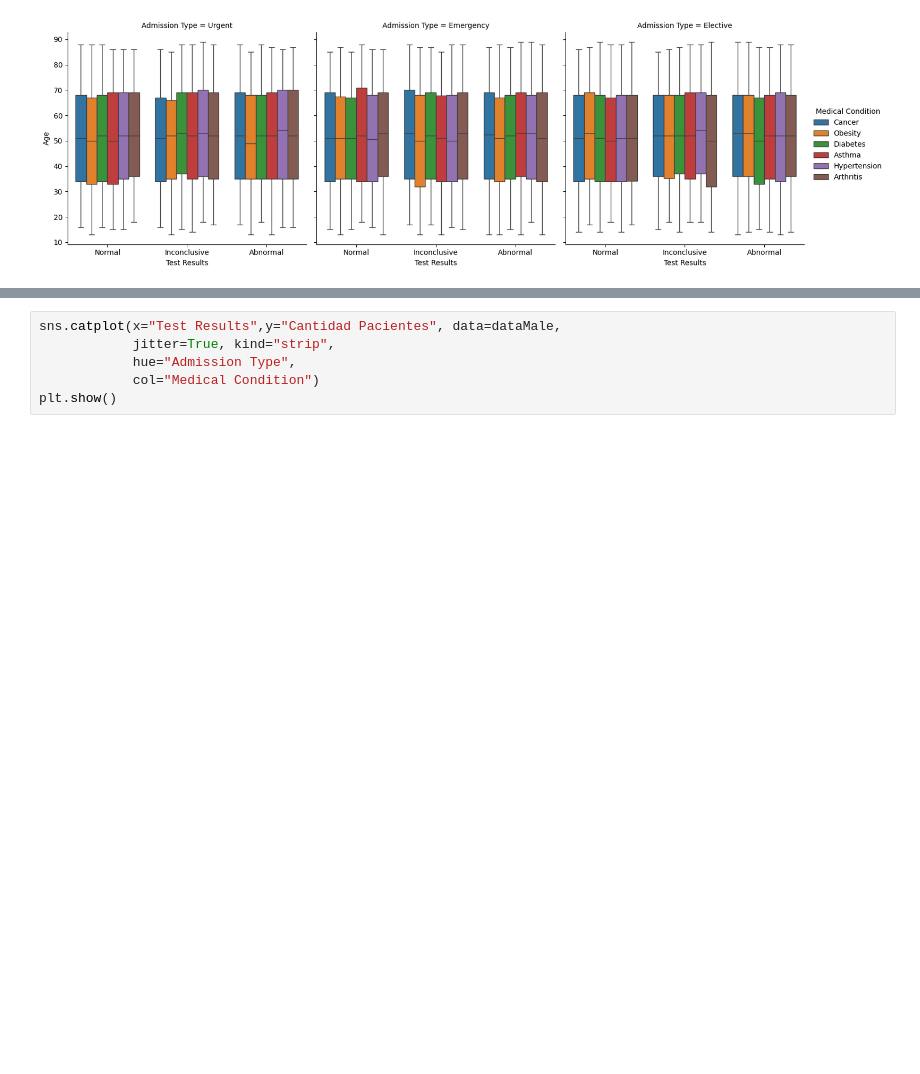
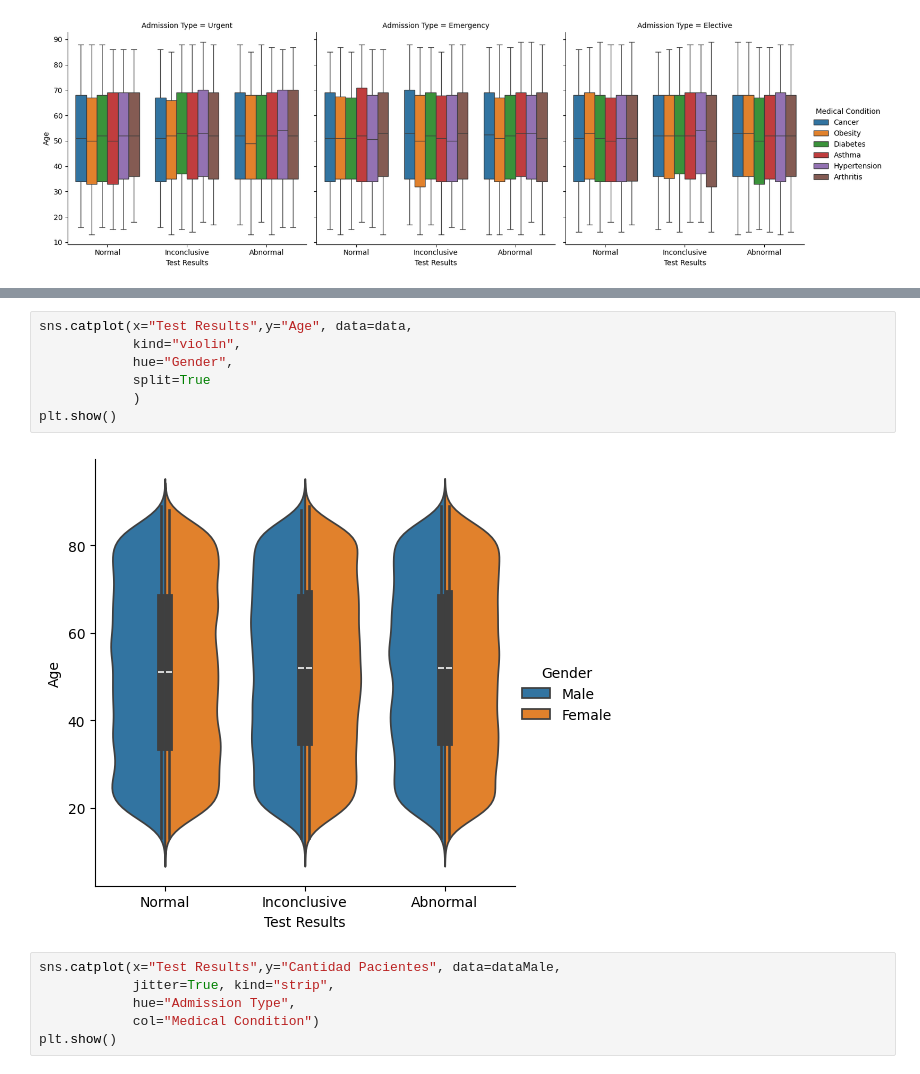
Before and after one commit to dr-Maker/UNAB-HerramientasCienciaDatos, a Jupyter notebook: Actividad 1/actividad1.ipynb, the cells around one changed output, grey strips where cells are left out. Drawn from its saved outputs; the diff is of its cells as text; blank space fills up the shorter version.

```diff
--- a/Actividad 1/actividad1.ipynb
+++ b/Actividad 1/actividad1.ipynb
@@ -512,3 +521,12 @@ plt.show()
+# %%
+sns.catplot(x="Test Results",y="Age", data=data,
+            kind="violin",
+            hue="Gender",
+            split=True
+            )
+plt.show()
+# %% [output]
+[figure, added]
 # %%
 sns.catplot(x="Test Results",y="Cantidad Pacientes", data=dataMale,
             jitter=True, kind="strip",
```
Also changed, not shown: parts of 1 cell of this notebook.
